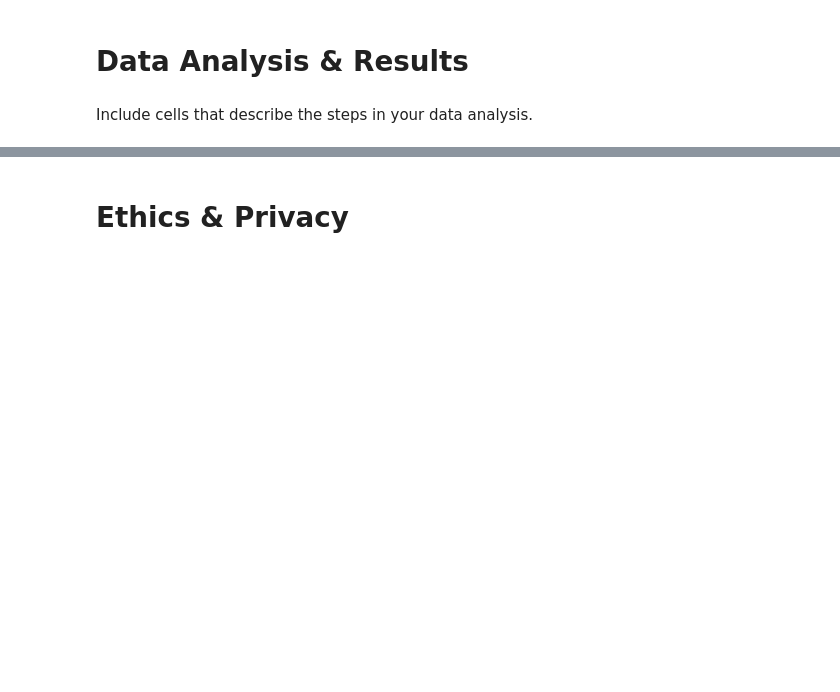
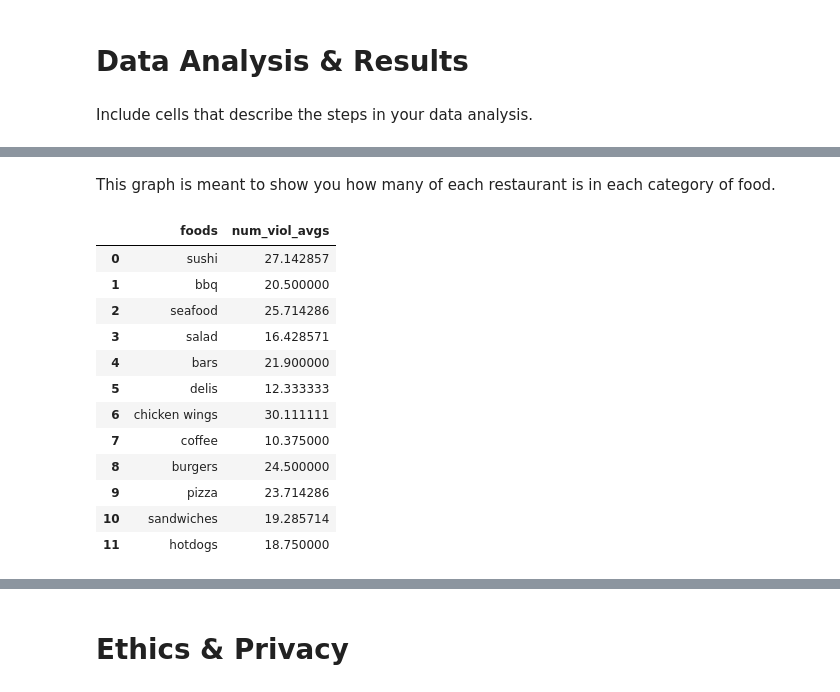
Before and after one commit to COGS108/individual_sp20, a Jupyter notebook: final_project/FinalProject_peterkirov.ipynb, the cells around one changed output, grey strips where cells are left out. Saved outputs shown, nothing was run; the diff lists cells and outputs as text; code cells hidden in the pictures; blank space fills up the shorter version.

```diff
--- a/final_project/FinalProject_peterkirov.ipynb
+++ b/final_project/FinalProject_peterkirov.ipynb
@@ -415,0 +415,22 @@ number of violations hotdog restaurants: 20
+# %% [markdown]
+This graph is meant to show you how many of each restaurant is in each category of food.
+# %%
+list_of_foods = ['sushi', 'bbq', 'seafood', 'salad', 'bars', 'delis', 'chicken wings', 'coffee', 'burgers', 'pizza', 'sandwiches', 'hotdogs']
+list_of_nums = [sushi_df.num_violations.mean(),bbq_df.num_violations.mean(),seafood_df.num_violations.mean(),salad_df.num_violations.mean(),bars_df.num_violations.mean(),delis_df.num_violations.mean(),chicken_wings_df.num_violations.mean(),coffee_df.num_violations.mean(),burgers_df.num_violations.mean(),pizza_df.num_violations.mean(),sandwiches_df.num_violations.mean(),hotdogs_df.num_violations.mean()]
+dict_of_foods_ave = {'foods' : list_of_foods, 'num_viol_avgs': list_of_nums}
+food_ave_df = pd.DataFrame.from_dict(dict_of_foods_ave)
+food_ave_df
+# %% [output]
+|  | foods | num_viol_avgs |
+| 0 | sushi | 27.142857 |
+| 1 | bbq | 20.500000 |
+| 2 | seafood | 25.714286 |
+| 3 | salad | 16.428571 |
+| 4 | bars | 21.900000 |
+| 5 | delis | 12.333333 |
+| 6 | chicken wings | 30.111111 |
+| 7 | coffee | 10.375000 |
+| 8 | burgers | 24.500000 |
+| 9 | pizza | 23.714286 |
+| 10 | sandwiches | 19.285714 |
+| 11 | hotdogs | 18.750000 |
```
Also changed, not shown: parts of 10 cells of this notebook.
